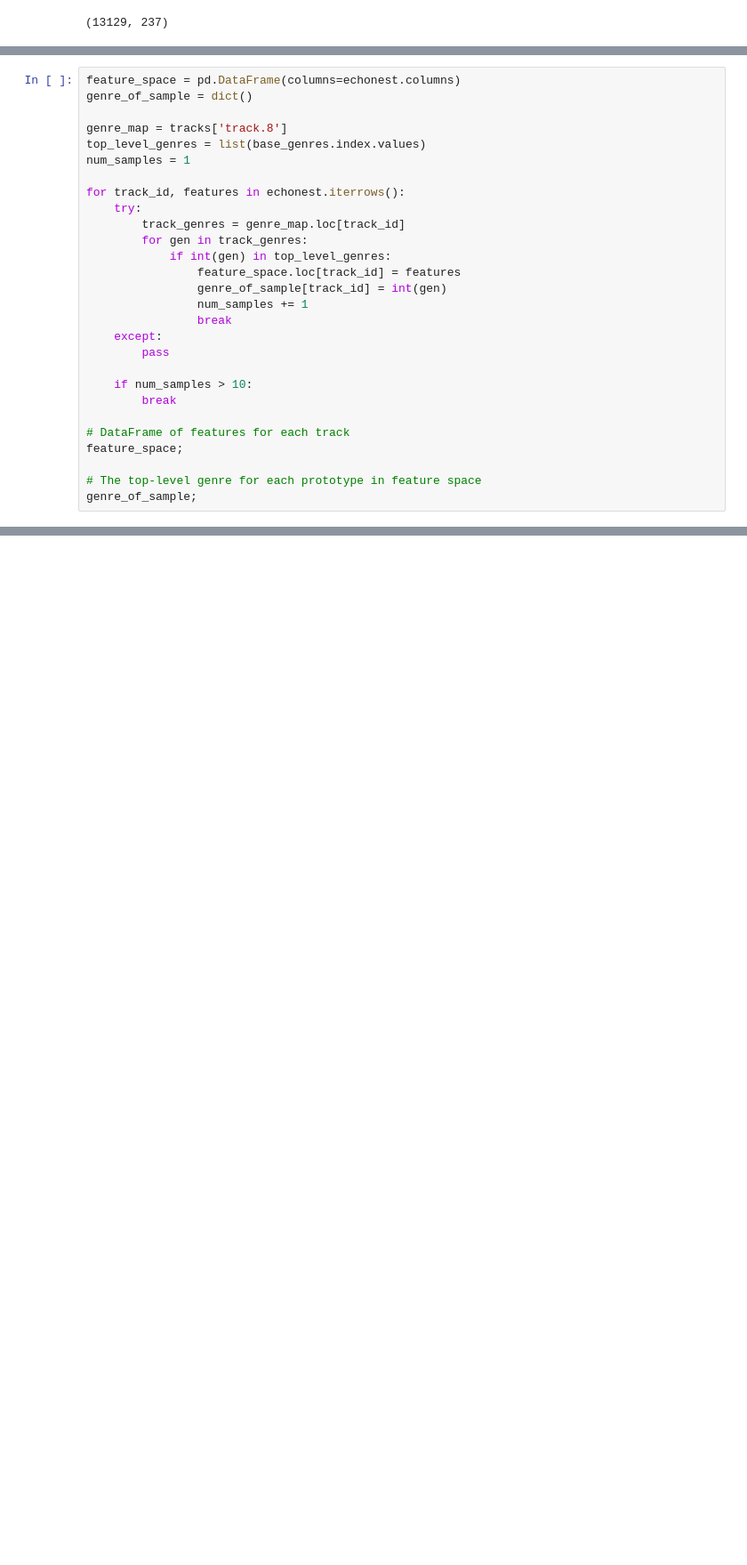
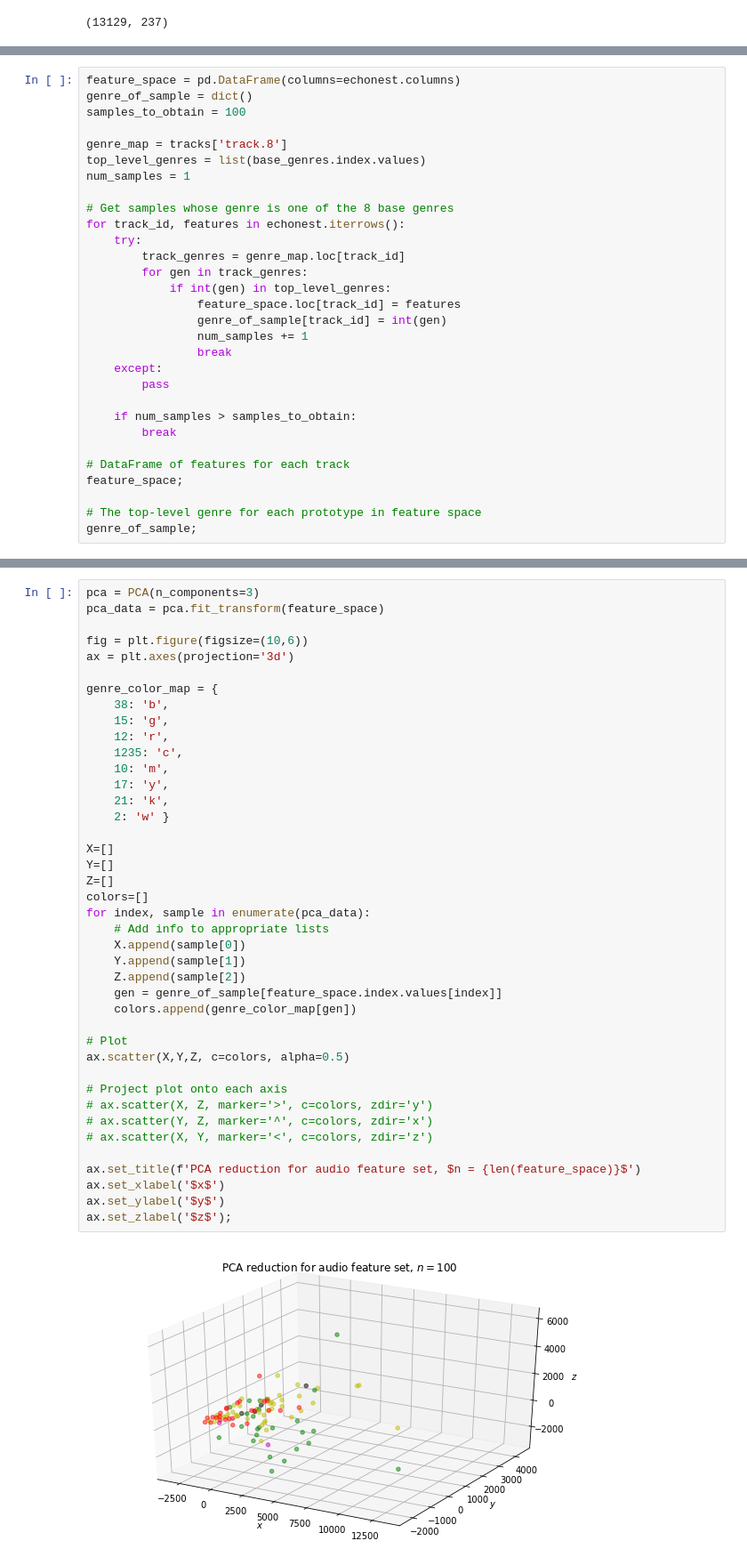
Before and after one commit to kevinmcmahon22/genre-recognition, a Jupyter notebook: 802 project.ipynb, the cells around one changed output, grey strips where cells are left out. Shown at 89% size. Cells and saved outputs as stored; diff of their text form; blank space fills up the shorter version.

Commit message:
Added dimension reduction

```diff
--- a/802 project.ipynb
+++ b/802 project.ipynb
@@ -104,11 +103,13 @@ Only do classification on tracks that are labeled as a base_genre, so we remove
 # %%
 feature_space = pd.DataFrame(columns=echonest.columns)
 genre_of_sample = dict()
+samples_to_obtain = 100
 
 genre_map = tracks['track.8']
 top_level_genres = list(base_genres.index.values)
 num_samples = 1
 
+# Get samples whose genre is one of the 8 base genres
 for track_id, features in echonest.iterrows():
     try:
         track_genres = genre_map.loc[track_id]
@@ -121,7 +122,7 @@ for track_id, features in echonest.iterrows():
     except:
         pass
 
-    if num_samples > 10:
+    if num_samples > samples_to_obtain:
         break
 
 # DataFrame of features for each track
@@ -138,0 +142,43 @@ len(feature_space)
+# %%
+pca = PCA(n_components=3)
+pca_data = pca.fit_transform(feature_space)
+
+fig = plt.figure(figsize=(10,6))
+ax = plt.axes(projection='3d')
+
+genre_color_map = {
+    38: 'b',
+    15: 'g',
+    12: 'r',
+    1235: 'c',
+    10: 'm',
+    17: 'y',
+    21: 'k',
+    2: 'w' }
+
+X=[]
+Y=[]
+Z=[]
+colors=[]
+for index, sample in enumerate(pca_data):
+    # Add info to appropriate lists
+    X.append(sample[0])
+    Y.append(sample[1])
+    Z.append(sample[2])
+    gen = genre_of_sample[feature_space.index.values[index]]
+    colors.append(genre_color_map[gen])
+
+# Plot
+ax.scatter(X,Y,Z, c=colors, alpha=0.5)
+
+# Project plot onto each axis
+# ax.scatter(X, Z, marker='>', c=colors, zdir='y')
+# ax.scatter(Y, Z, marker='^', c=colors, zdir='x')
+# ax.scatter(X, Y, marker='<', c=colors, zdir='z')
+
+ax.set_title(f'PCA reduction for audio feature set, $n = {len(feature_space)}$')
+ax.set_xlabel('$x$')
+ax.set_ylabel('$y$')
+ax.set_zlabel('$z$');
+# %% [output]
+[figure, added]
```
Also changed, not shown: parts of 14 cells of this notebook.
